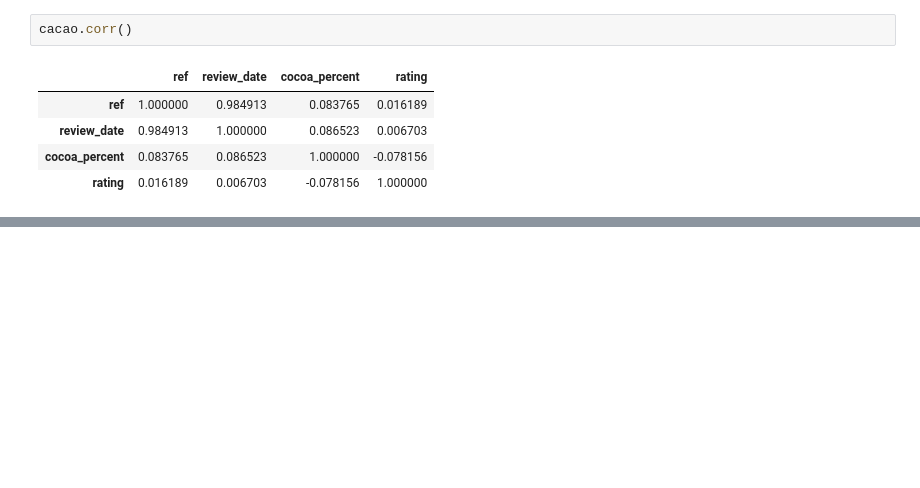
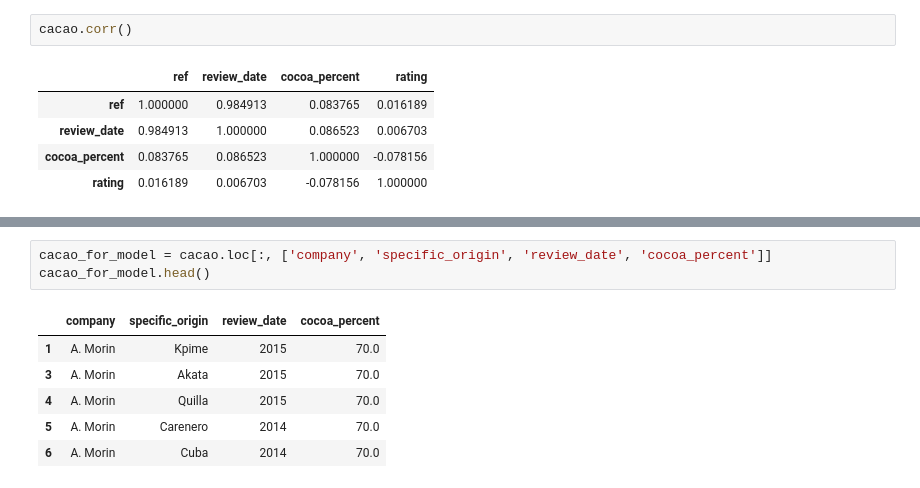
Before and after one commit to kmaestro/cacao_flavors, a Jupyter notebook: main.ipynb, the cells around one changed output, grey strips where cells are left out. Saved outputs shown, nothing was run; the diff lists cells and outputs as text; blank space fills up the shorter version.

```diff
--- a/main.ipynb
+++ b/main.ipynb
@@ -426,0 +462,10 @@ cacao.corr()
+# %%
+cacao_for_model = cacao.loc[:, ['company', 'specific_origin', 'review_date', 'cocoa_percent']]
+cacao_for_model.head()
+# %% [output]
+|  | company | specific_origin | review_date | cocoa_percent |
+| 1 | A. Morin | Kpime | 2015 | 70.0 |
+| 3 | A. Morin | Akata | 2015 | 70.0 |
+| 4 | A. Morin | Quilla | 2015 | 70.0 |
+| 5 | A. Morin | Carenero | 2014 | 70.0 |
+| 6 | A. Morin | Cuba | 2014 | 70.0 |
```
Also changed, not shown: parts of 4 cells of this notebook.
